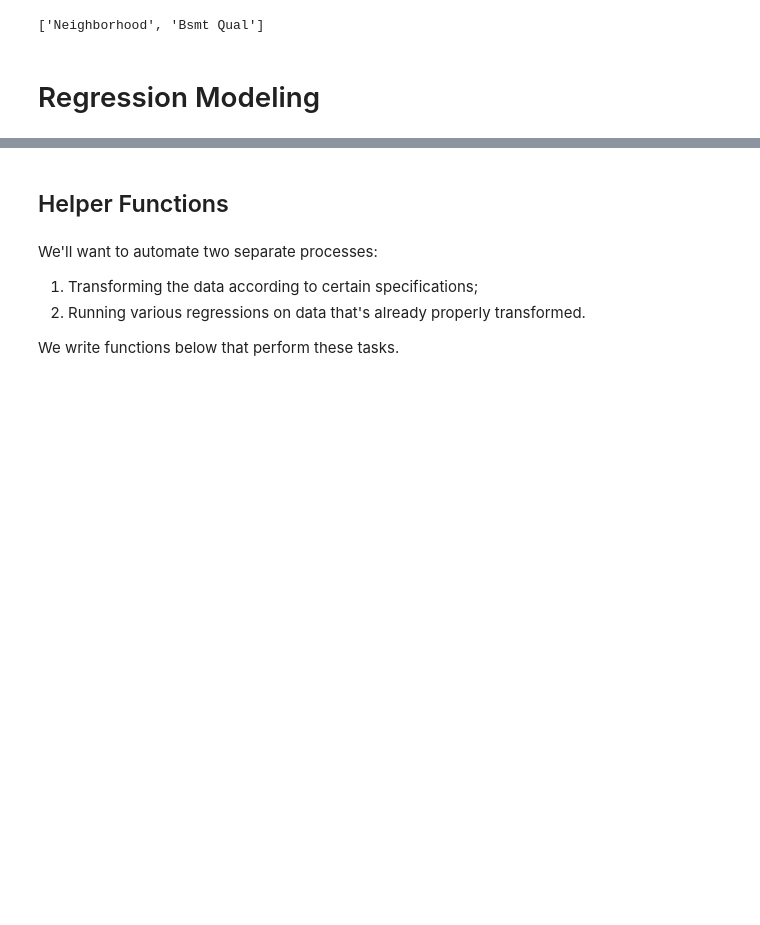
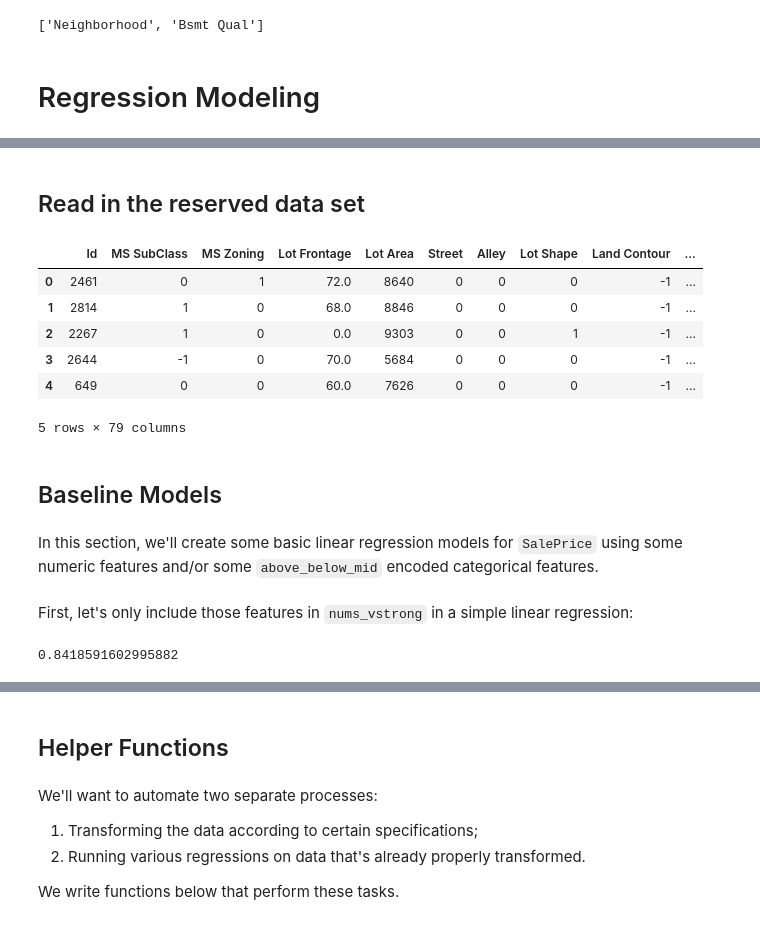
Before and after one commit to simonlazarus/Predicting-House-Prices-with-Linear-Regression, a Jupyter notebook: code/4_modeling.ipynb, the cells around one changed output, grey strips where cells are left out. Cells and saved outputs as stored; diff of their text form; code cells hidden in the pictures; blank space fills up the shorter version.

```diff
--- a/code/4_modeling.ipynb
+++ b/code/4_modeling.ipynb
@@ -339,0 +383,31 @@ We will use a LASSO regularized regression to then drop insignificant features f
+# %% [markdown]
+## Read in the reserved data set
+# %%
+tests = pd.read_csv('../datasets/train_processed_reserved.csv')
+# %%
+cat_tests = tests[categoricals + ['SalePrice']]
+
+#Encode all the non-SalePrice values with above_below_mid
+for col in cat_tests.columns:
+    if col != 'SalePrice':
+        map_dict = above_below_mid(cat_tests, col, 'SalePrice')
+        cat_tests[col] = cat_tests.loc[:,col].map(map_dict)
+# %%
+#Make a transformed test data df
+abm_tests = tests
+for col in categoricals:
+    #Get the transformed values from the cat_tests we already made
+    abm_tests[col] = cat_tests[col]
+abm_tests.head()
+# %% [output]
+|  | Id | MS SubClass | MS Zoning | Lot Frontage | Lot Area | Street | Alley | Lot Shape | Land Contour | ... |
+| 0 | 2461 | 0 | 1 | 72.0 | 8640 | 0 | 0 | 0 | -1 | ... |
+| 1 | 2814 | 1 | 0 | 68.0 | 8846 | 0 | 0 | 0 | -1 | ... |
+| 2 | 2267 | 1 | 0 | 0.0 | 9303 | 0 | 0 | 1 | -1 | ... |
+| 3 | 2644 | -1 | 0 | 70.0 | 5684 | 0 | 0 | 0 | -1 | ... |
+| 4 | 649 | 0 | 0 | 60.0 | 7626 | 0 | 0 | 0 | -1 | ... |
+5 rows × 79 columns
+# %% [markdown]
+## Baseline Models
+# %% [markdown]
+In this section, we'll create some basic linear regression models for `SalePrice` using some numeric features and/or some `above_below_mid` encoded categorical features.
@@ -339,0 +416,7 @@ We will use a LASSO regularized regression to then drop insignificant features f
+# %% [markdown]
+First, let's only include those features in `nums_vstrong` in a simple linear regression:
+# %%
+#How well does this simple model do?
+cross_val_score(LinearRegression(), df[nums_vstrong], y).mean()
+# %% [output]
+0.8418591602995882
```
Also changed, not shown: parts of 113 cells of this notebook, 3 other files.
